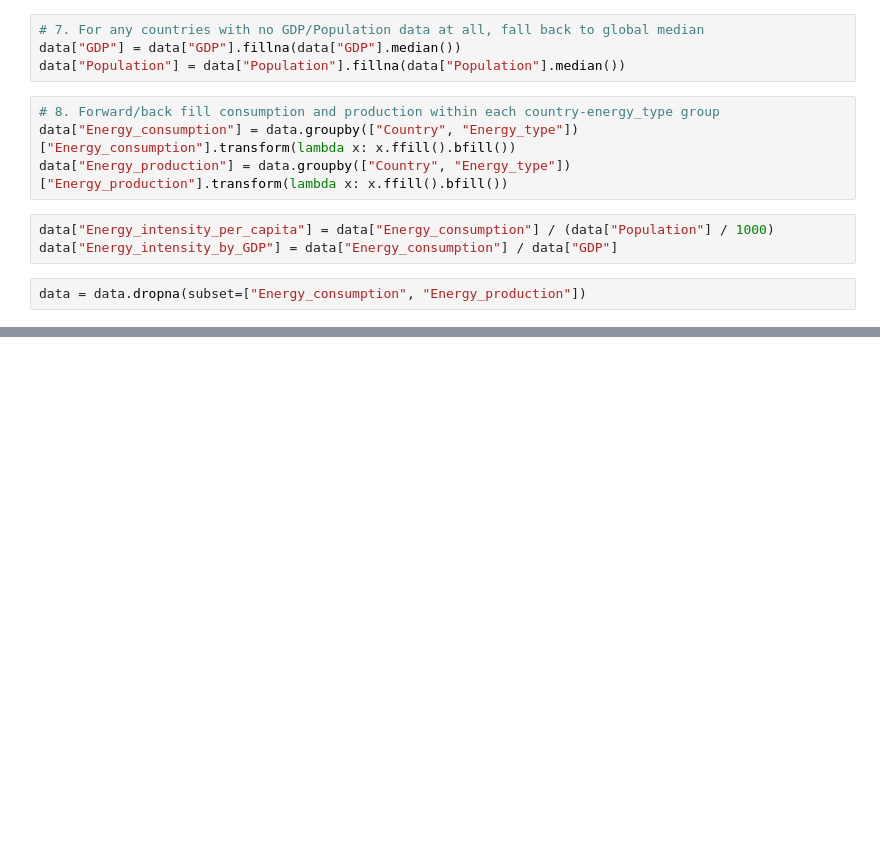
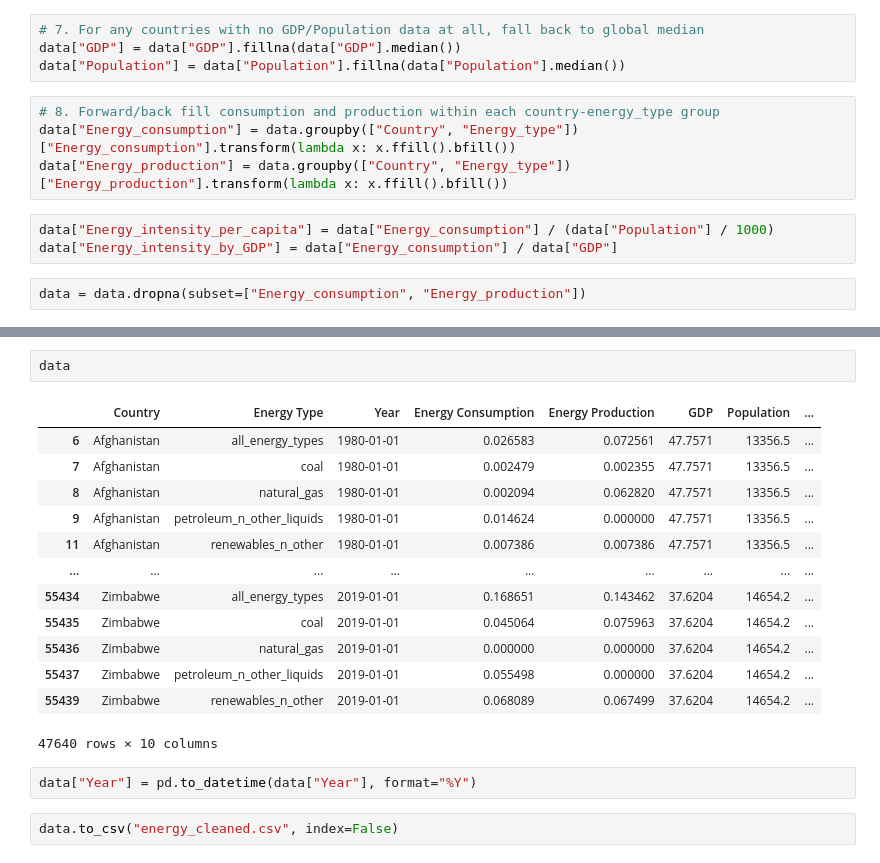
Before and after one commit to Gerno05/Energy, a Jupyter notebook: ENERGY.IPYNB, the cells around one changed output, grey strips where cells are left out. Drawn from its saved outputs; the diff is of its cells as text; blank space fills up the shorter version.

Commit message:
clean

```diff
--- a/ENERGY.IPYNB
+++ b/ENERGY.IPYNB
@@ -212,3 +213,23 @@ data
 | 55437 | Zimbabwe | petroleum_n_other_liquids | 2019 | 0.055498 | 0.000000 | 37.6204 | 14654.2 | ... |
 | 55439 | Zimbabwe | renewables_n_other | 2019 | 0.068089 | 0.067499 | 37.6204 | 14654.2 | ... |
 47640 rows × 10 columns
+# %%
+data
+# %% [output]
+|  | Country | Energy Type | Year | Energy Consumption | Energy Production | GDP | Population | ... |
+| 6 | Afghanistan | all_energy_types | 1980-01-01 | 0.026583 | 0.072561 | 47.7571 | 13356.5 | ... |
+| 7 | Afghanistan | coal | 1980-01-01 | 0.002479 | 0.002355 | 47.7571 | 13356.5 | ... |
+| 8 | Afghanistan | natural_gas | 1980-01-01 | 0.002094 | 0.062820 | 47.7571 | 13356.5 | ... |
+| 9 | Afghanistan | petroleum_n_other_liquids | 1980-01-01 | 0.014624 | 0.000000 | 47.7571 | 13356.5 | ... |
+| 11 | Afghanistan | renewables_n_other | 1980-01-01 | 0.007386 | 0.007386 | 47.7571 | 13356.5 | ... |
+| ... | ... | ... | ... | ... | ... | ... | ... | ... |
+| 55434 | Zimbabwe | all_energy_types | 2019-01-01 | 0.168651 | 0.143462 | 37.6204 | 14654.2 | ... |
+| 55435 | Zimbabwe | coal | 2019-01-01 | 0.045064 | 0.075963 | 37.6204 | 14654.2 | ... |
+| 55436 | Zimbabwe | natural_gas | 2019-01-01 | 0.000000 | 0.000000 | 37.6204 | 14654.2 | ... |
+| 55437 | Zimbabwe | petroleum_n_other_liquids | 2019-01-01 | 0.055498 | 0.000000 | 37.6204 | 14654.2 | ... |
+| 55439 | Zimbabwe | renewables_n_other | 2019-01-01 | 0.068089 | 0.067499 | 37.6204 | 14654.2 | ... |
+47640 rows × 10 columns
+# %%
+data["Year"] = pd.to_datetime(data["Year"], format="%Y")
+# %%
+data.to_csv("energy_cleaned.csv", index=False)
```
Also changed, not shown: parts of 3 cells of this notebook, 1 other file.
